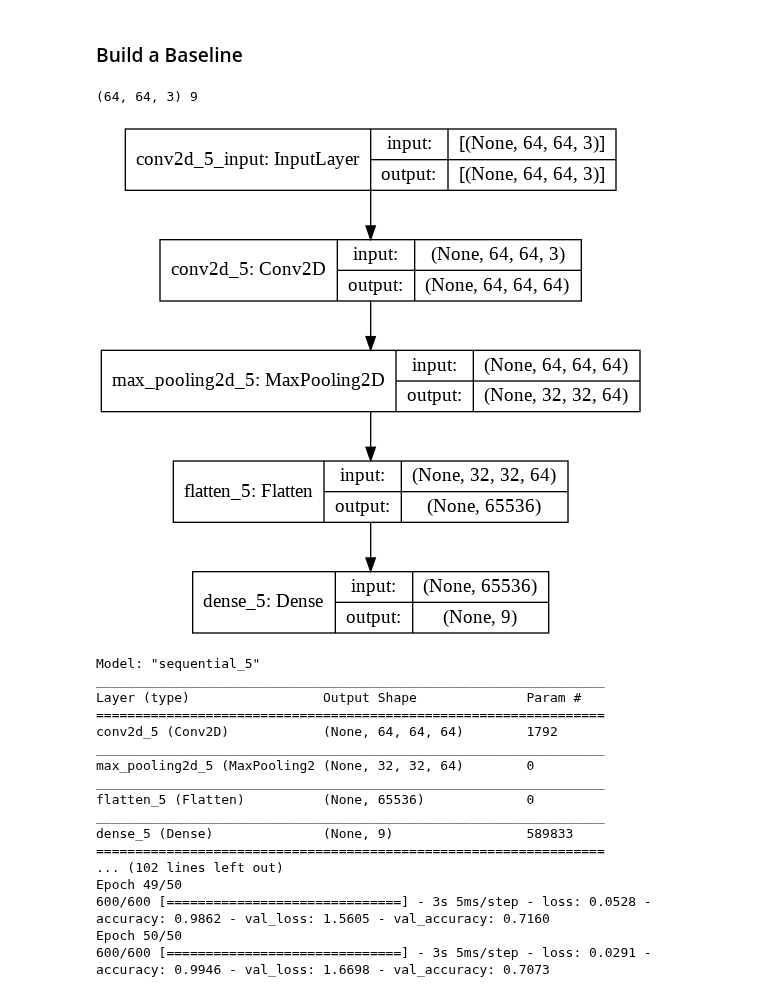
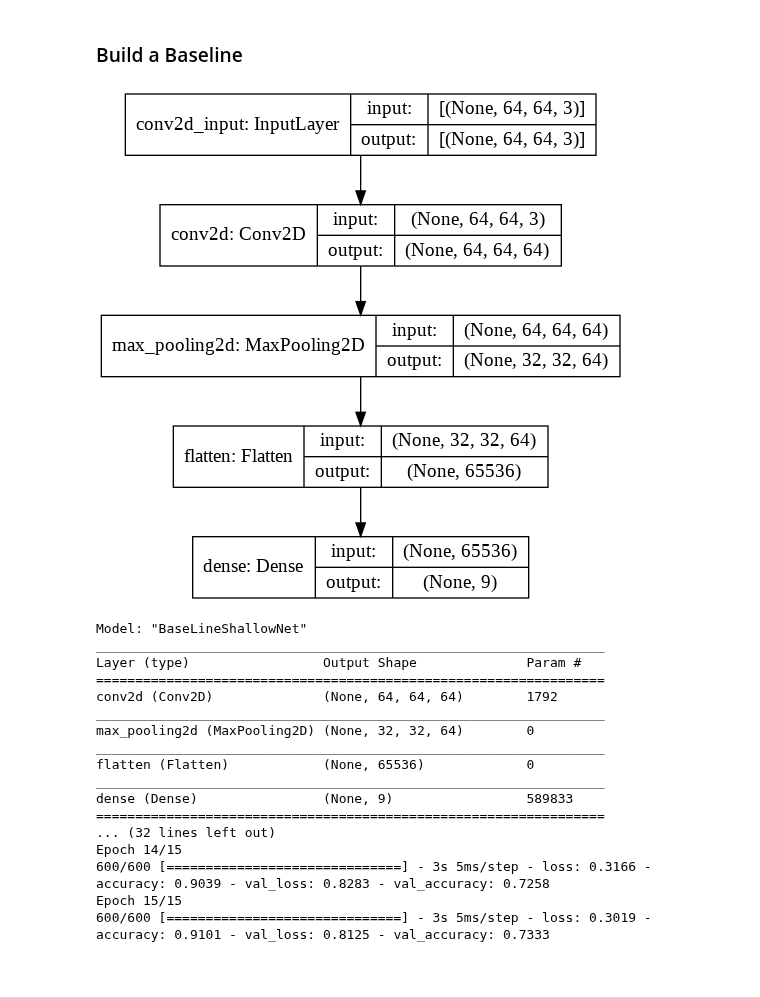
Before and after one commit to rajbircit/assignments, a Jupyter notebook: dl_a2/dl_assignment2_master.ipynb, the cells around one changed output. Cells and saved outputs as stored; diff of their text form; code cells hidden in the pictures.

```diff
--- a/dl_a2/dl_assignment2_master.ipynb
+++ b/dl_a2/dl_assignment2_master.ipynb
@@ -115,54 +121,52 @@ valX = valX / 255.0
 # %%
 class BaselineShallowNet:
     @staticmethod
     def build(inshape, nlabels):
-        print(inshape, nlabels)
         inputShape = trainX[0].shape
-        model = tf.keras.Sequential()
+        model = tf.keras.Sequential(name="BaseLineShallowNet")
         model.add(tf.keras.layers.Conv2D(64, (3,3), padding='same', \
                   input_shape=inshape, activation='relu'))
         model.add(tf.keras.layers.MaxPooling2D(2, 2,))
         model.add(tf.keras.layers.Flatten())
         model.add(tf.keras.layers.Dense(nlabels, activation='softmax'))
         plot = tf.keras.utils.plot_model(model, show_shapes=True, \
                                          expand_nested=True)
         IPython.display.display(plot)
         print(model.summary())
         return model
 
 n_classes = len(np.unique(np.concatenate((trainY, valY))))
 
-N_EPOCHS=50
+N_EPOCHS=15
 
 model = BaselineShallowNet.build(tuple(trainX[0].shape), n_classes)
 model.compile(optimizer='adam', \
               loss='sparse_categorical_crossentropy', \
               metrics=['accuracy'])
 print(trainX.shape)
 history = model.fit(trainX, trainY, \
                     validation_data=(valX, valY),\
                     batch_size=32,\
                     epochs=N_EPOCHS)
 # %% [output]
+[figure, new version]
-(64, 64, 3) 9
+Model: "BaseLineShallowNet"
+_________________________________________________________________
+Layer (type)                 Output Shape              Param #
+=================================================================
+conv2d (Conv2D)              (None, 64, 64, 64)        1792
+_________________________________________________________________
+max_pooling2d (MaxPooling2D) (None, 32, 32, 64)        0
+_________________________________________________________________
+flatten (Flatten)            (None, 65536)             0
+_________________________________________________________________
+dense (Dense)                (None, 9)                 589833
+=================================================================
+... (32 lines left out)
+Epoch 14/15
+600/600 [==============================] - 3s 5ms/step - loss: 0.3166 - accuracy: 0.9039 - val_loss: 0.8283 - val_accuracy: 0.7258
+Epoch 15/15
+600/600 [==============================] - 3s 5ms/step - loss: 0.3019 - accuracy: 0.9101 - val_loss: 0.8125 - val_accuracy: 0.7333
-[figure, old version]
-Model: "sequential_5"
-_________________________________________________________________
-Layer (type)                 Output Shape              Param #
-=================================================================
-conv2d_5 (Conv2D)            (None, 64, 64, 64)        1792
-_________________________________________________________________
-max_pooling2d_5 (MaxPooling2 (None, 32, 32, 64)        0
-_________________________________________________________________
-flatten_5 (Flatten)          (None, 65536)             0
-_________________________________________________________________
-dense_5 (Dense)              (None, 9)                 589833
-=================================================================
-... (102 lines left out)
-Epoch 49/50
-600/600 [==============================] - 3s 5ms/step - loss: 0.0528 - accuracy: 0.9862 - val_loss: 1.5605 - val_accuracy: 0.7160
-Epoch 50/50
-600/600 [==============================] - 3s 5ms/step - loss: 0.0291 - accuracy: 0.9946 - val_loss: 1.6698 - val_accuracy: 0.7073
 # %%
 def plot_history(history, N_EPOCHS):
     plt.rcParams["figure.figsize"] = (20, 10)
```
Also changed, not shown: parts of 12 cells of this notebook.
